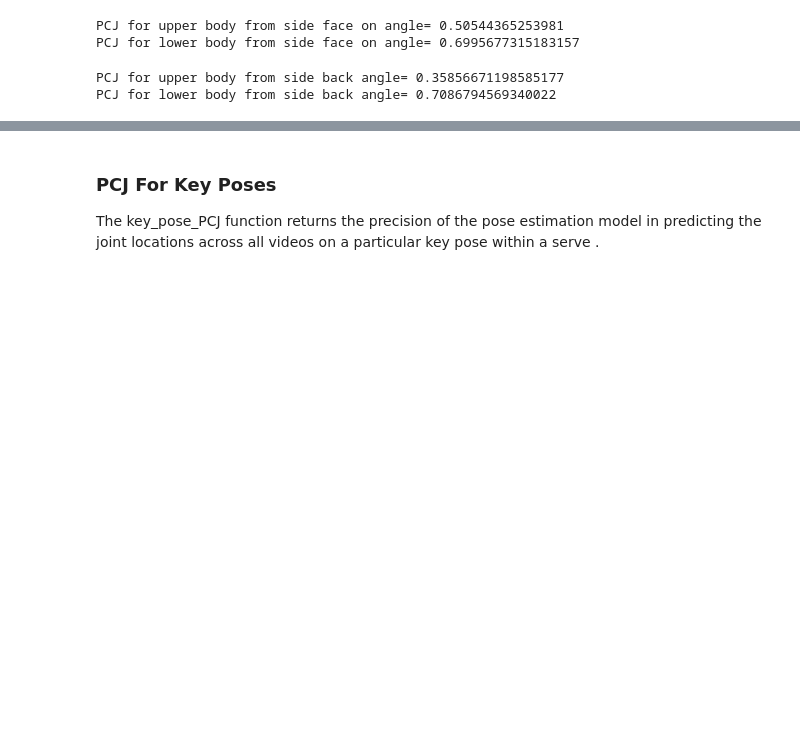
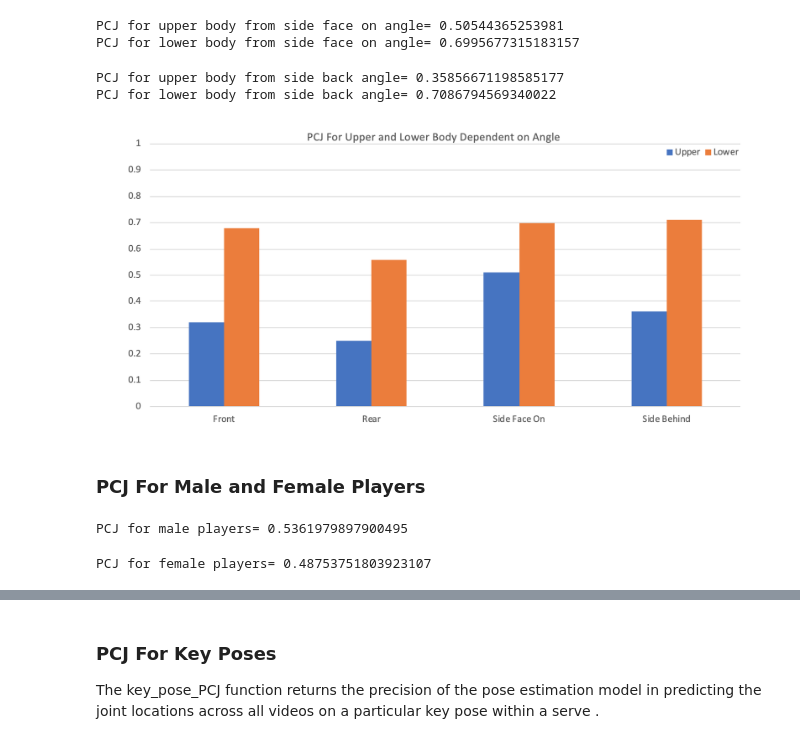
Before and after one commit to markhartnett/Final-Year-Project, a Jupyter notebook: data_analysis.ipynb, the cells around one changed output, grey strips where cells are left out. Drawn from its saved outputs; the diff is of its cells as text; code cells hidden in the pictures; blank space fills up the shorter version.

```diff
--- a/data_analysis.ipynb
+++ b/data_analysis.ipynb
@@ -271,3 +270,17 @@ print("PCJ for lower body from side back angle= {}".format(total_lower/len(playe
 # %% [output]
 PCJ for upper body from side back angle= 0.35856671198585177
 PCJ for lower body from side back angle= 0.7086794569340022
+# %%
+Image(filename='images/upperlower_angles_barchart.png')
+# %% [output]
+[figure, added]
+# %% [markdown]
+### PCJ For Male and Female Players
+# %%
+print("PCJ for male players= " + str((calculate_PCJ(male_a)+calculate_PCJ(male_b))/2))
+# %% [output]
+PCJ for male players= 0.5361979897900495
+# %%
+print("PCJ for female players= " + str((calculate_PCJ(female_a)+calculate_PCJ(female_b))/2))
+# %% [output]
+PCJ for female players= 0.48753751803923107
```
Also changed, not shown: parts of 16 cells of this notebook, 20 other files.
